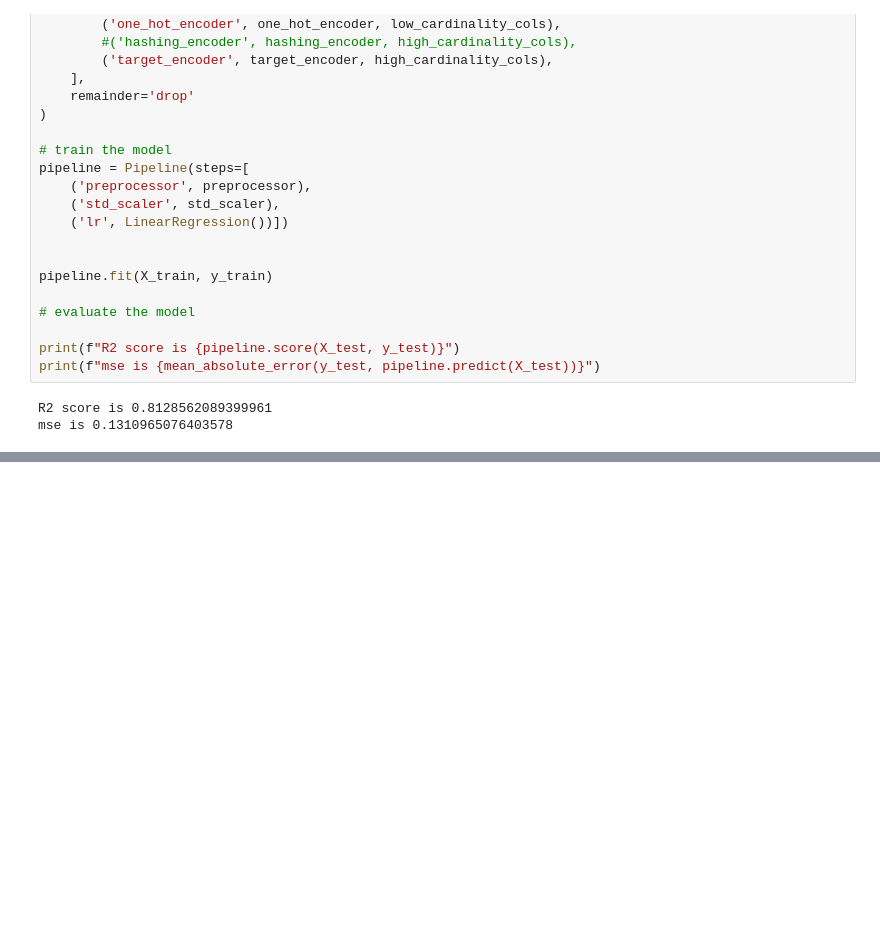
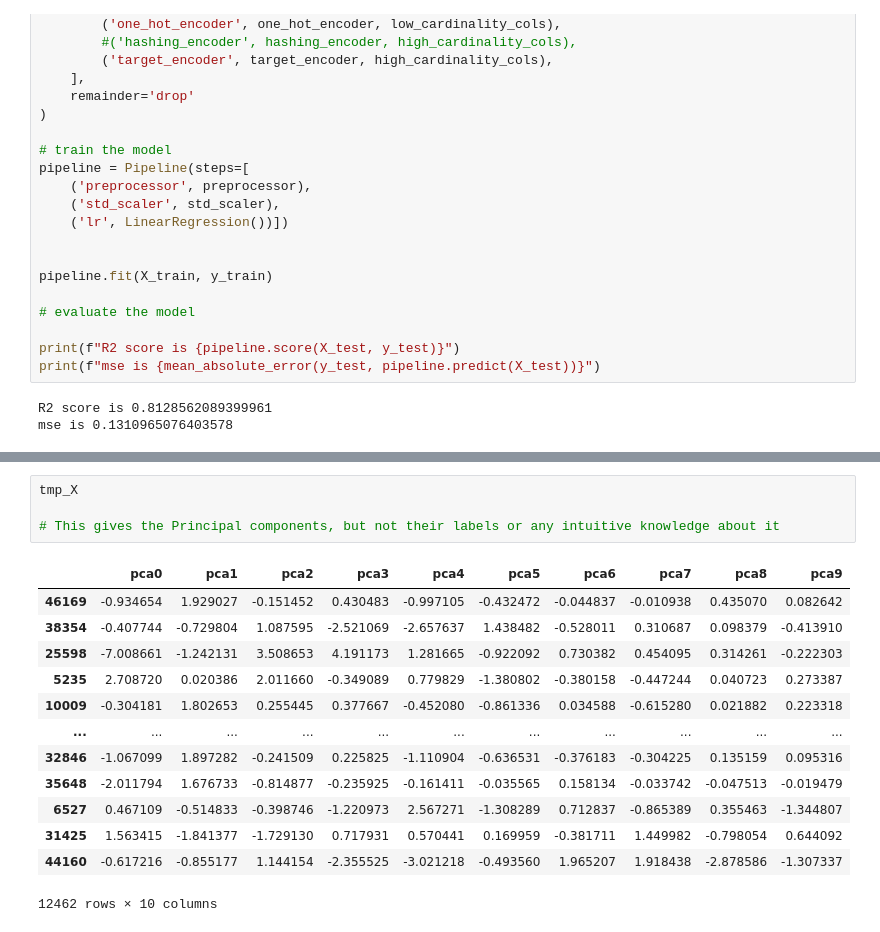
Before and after one commit to deepakshamsft/ai-portfolio, a Jupyter notebook: exercises/playground/ll/categorical_encoding.ipynb, the cells around one changed output, grey strips where cells are left out. Cells and saved outputs as stored; diff of their text form; blank space fills up the shorter version.

```diff
--- a/exercises/playground/ll/categorical_encoding.ipynb
+++ b/exercises/playground/ll/categorical_encoding.ipynb
@@ -431,0 +606,18 @@ mse is 0.1310965076403578
+# %%
+tmp_X
+
+# This gives the Principal components, but not their labels or any intuitive knowledge about it
+# %% [output]
+|  | pca0 | pca1 | pca2 | pca3 | pca4 | pca5 | pca6 | pca7 | pca8 | pca9 |
+| 46169 | -0.934654 | 1.929027 | -0.151452 | 0.430483 | -0.997105 | -0.432472 | -0.044837 | -0.010938 | 0.435070 | 0.082642 |
+| 38354 | -0.407744 | -0.729804 | 1.087595 | -2.521069 | -2.657637 | 1.438482 | -0.528011 | 0.310687 | 0.098379 | -0.413910 |
+| 25598 | -7.008661 | -1.242131 | 3.508653 | 4.191173 | 1.281665 | -0.922092 | 0.730382 | 0.454095 | 0.314261 | -0.222303 |
+| 5235 | 2.708720 | 0.020386 | 2.011660 | -0.349089 | 0.779829 | -1.380802 | -0.380158 | -0.447244 | 0.040723 | 0.273387 |
+| 10009 | -0.304181 | 1.802653 | 0.255445 | 0.377667 | -0.452080 | -0.861336 | 0.034588 | -0.615280 | 0.021882 | 0.223318 |
+| ... | ... | ... | ... | ... | ... | ... | ... | ... | ... | ... |
+| 32846 | -1.067099 | 1.897282 | -0.241509 | 0.225825 | -1.110904 | -0.636531 | -0.376183 | -0.304225 | 0.135159 | 0.095316 |
+| 35648 | -2.011794 | 1.676733 | -0.814877 | -0.235925 | -0.161411 | -0.035565 | 0.158134 | -0.033742 | -0.047513 | -0.019479 |
+| 6527 | 0.467109 | -0.514833 | -0.398746 | -1.220973 | 2.567271 | -1.308289 | 0.712837 | -0.865389 | 0.355463 | -1.344807 |
+| 31425 | 1.563415 | -1.841377 | -1.729130 | 0.717931 | 0.570441 | 0.169959 | -0.381711 | 1.449982 | -0.798054 | 0.644092 |
+| 44160 | -0.617216 | -0.855177 | 1.144154 | -2.355525 | -3.021218 | -0.493560 | 1.965207 | 1.918438 | -2.878586 | -1.307337 |
+12462 rows × 10 columns
```
Also changed, not shown: parts of 8 cells of this notebook.
